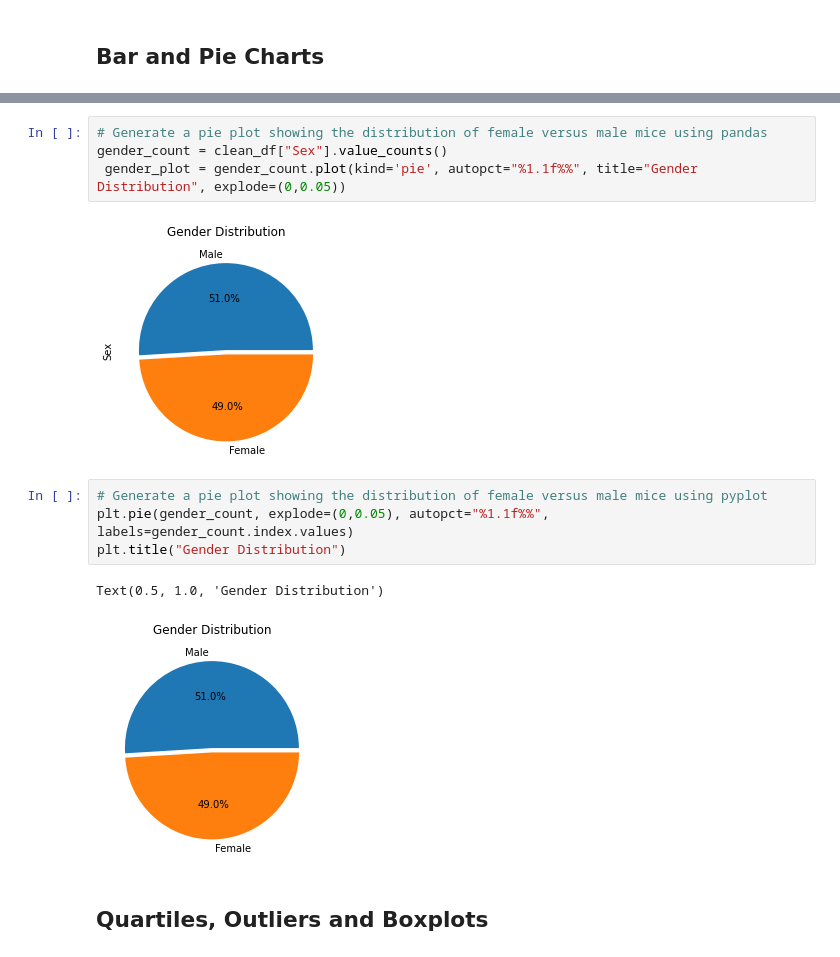
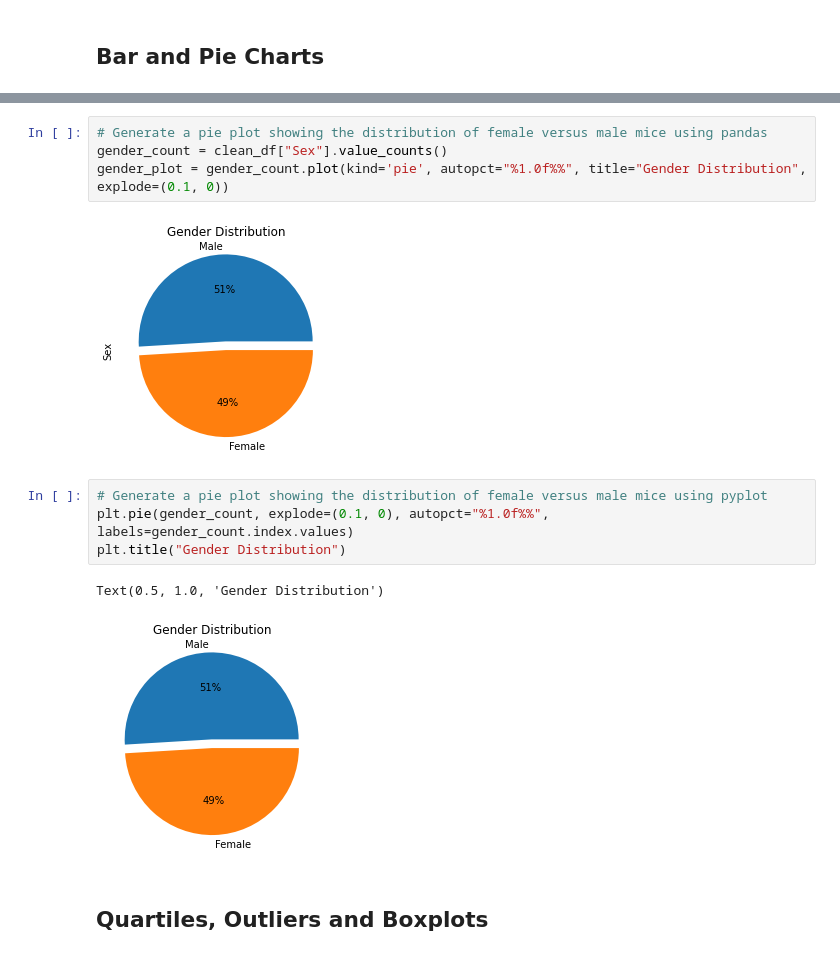
Before and after one commit to carlosmendozaj/Matplotlib_Homework, a Jupyter notebook: Main.ipynb, the cells around one changed output, grey strips where cells are left out. Saved outputs shown, nothing was run; the diff lists cells and outputs as text.

```diff
--- a/Main.ipynb
+++ b/Main.ipynb
@@ -159,16 +159,16 @@ plt.show()
 # %%
 # Generate a pie plot showing the distribution of female versus male mice using pandas
 gender_count = clean_df["Sex"].value_counts()
- gender_plot = gender_count.plot(kind='pie', autopct="%1.1f%%", title="Gender Distribution", explode=(0,0.05))
+gender_plot = gender_count.plot(kind='pie', autopct="%1.0f%%", title="Gender Distribution", explode=(0.1, 0))
 # %% [output]
-[figure, old version]
+[figure, new version]
 # %%
 # Generate a pie plot showing the distribution of female versus male mice using pyplot
-plt.pie(gender_count, explode=(0,0.05), autopct="%1.1f%%", labels=gender_count.index.values)
+plt.pie(gender_count, explode=(0.1, 0), autopct="%1.0f%%", labels=gender_count.index.values)
 plt.title("Gender Distribution")
 # %% [output]
 Text(0.5, 1.0, 'Gender Distribution')
-[figure, old version]
+[figure, new version]
 # %% [markdown]
 ## Quartiles, Outliers and Boxplots
 # %%
```
Also changed, not shown: parts of 2 cells of this notebook.
